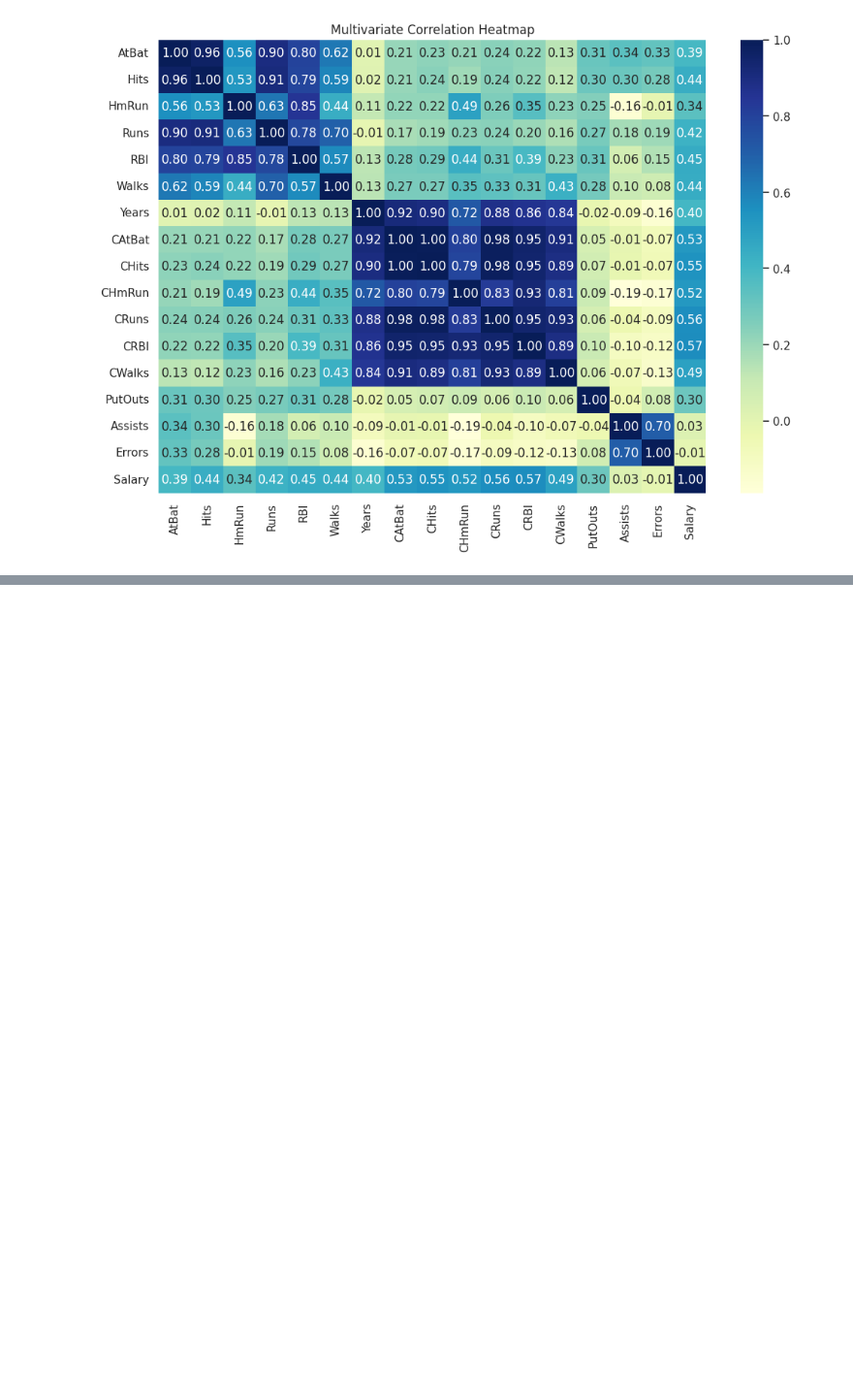
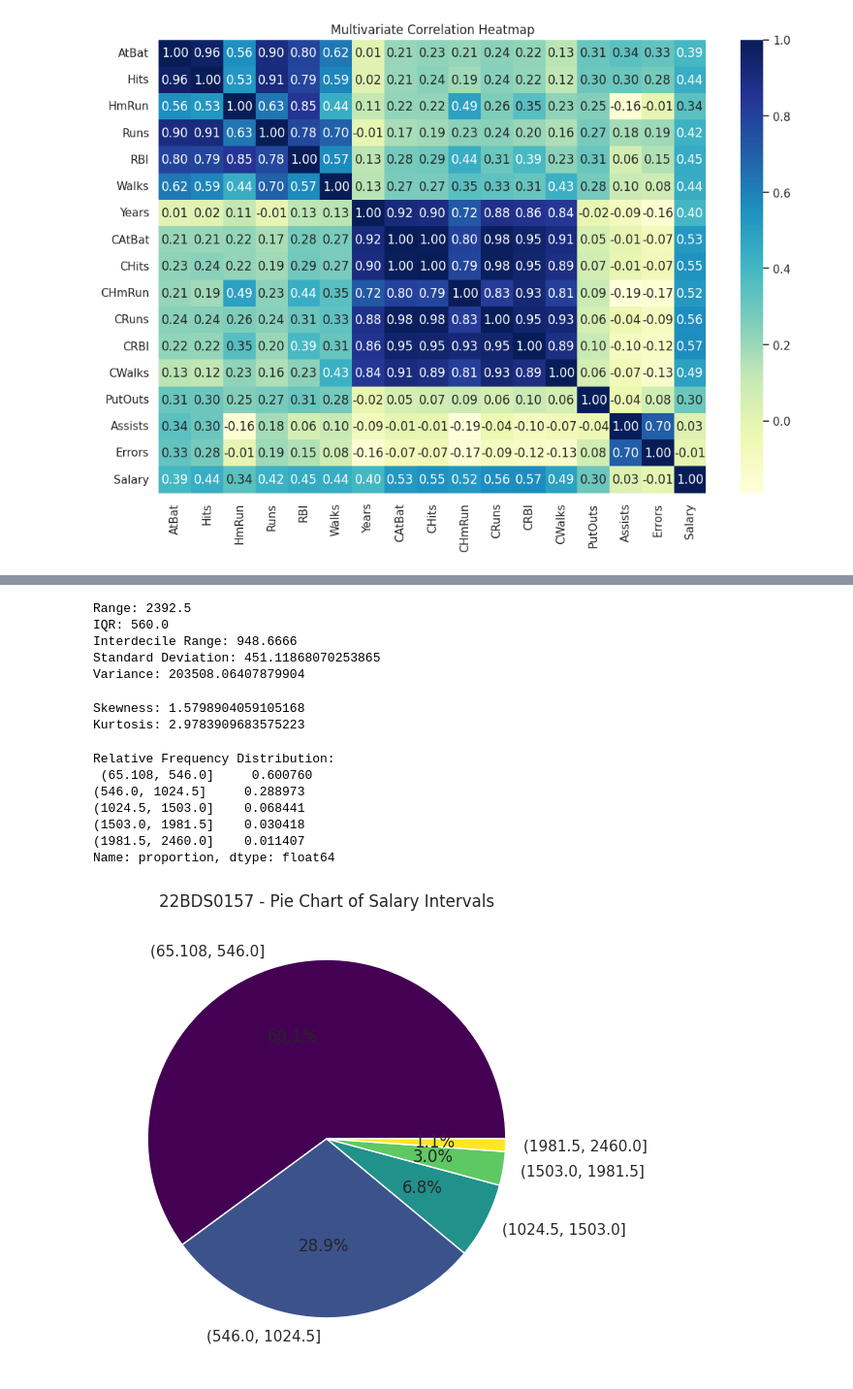
Before and after one commit to utkarshzy/EDA_project_22BDS0157, a Jupyter notebook: 22BDS0157.ipynb, the cells around one changed output, grey strips where cells are left out. Shown at 97% size. Saved outputs shown, nothing was run; the diff lists cells and outputs as text; code cells hidden in the pictures; blank space fills up the shorter version.

```diff
--- a/22BDS0157.ipynb
+++ b/22BDS0157.ipynb
@@ -160,0 +223,66 @@ plt.show()
+# %%
+# Range
+rng = np.ptp(data)
+
+# Interquartile Range
+iqr = stats.iqr(data)
+
+# Interdecile Range
+deciles_10_90 = np.quantile(data, [0.1, 0.9])
+interdecile = deciles_10_90[1] - deciles_10_90[0]
+
+# Standard Deviation
+std_val = np.std(data, ddof=1)
+
+# Variance
+var_val = np.var(data, ddof=1)
+
+print("Range:", rng)
+print("IQR:", iqr)
+print("Interdecile Range:", interdecile)
+print("Standard Deviation:", std_val)
+print("Variance:", var_val)
+# %% [output]
+Range: 2392.5
+IQR: 560.0
+Interdecile Range: 948.6666
+Standard Deviation: 451.11868070253865
+Variance: 203508.06407879904
+# %%
+# Skewness & Kurtosis
+skew_val = stats.skew(data)
+kurt_val = stats.kurtosis(data)
+
+print("Skewness:", skew_val)
+print("Kurtosis:", kurt_val)
+# %% [output]
+Skewness: 1.5798904059105168
+Kurtosis: 2.9783909683575223
+# %%
+# Relative Frequency Distribution
+rel_freq = pd.Series(pd.cut(data, bins=5)).value_counts(normalize=True)
+print("\nRelative Frequency Distribution:\n", rel_freq)
+
+# Pie Chart
+rel_freq.plot.pie(autopct="%.1f%%", colormap="viridis", figsize=(6,6))
+plt.title("22BDS0157 - Pie Chart of Salary Intervals")
+plt.ylabel("")
+plt.show()
+
+# Stacked Bar Plot
+categories = pd.cut(data, bins=5)
+ct = pd.crosstab(index=categories, columns="count")
+ct.plot(kind="bar", stacked=True, colormap="coolwarm", figsize=(8,5))
+plt.title("22BDS0157 - Stacked Bar Plot of Salary Intervals")
+plt.xlabel("Salary Bins")
+plt.ylabel("Frequency")
+plt.show()
+# %% [output]
+Relative Frequency Distribution:
+ (65.108, 546.0]     0.600760
+(546.0, 1024.5]     0.288973
+(1024.5, 1503.0]    0.068441
+(1503.0, 1981.5]    0.030418
+(1981.5, 2460.0]    0.011407
+Name: proportion, dtype: float64
+[figure, added]
```
Also changed, not shown: parts of 20 cells of this notebook.
